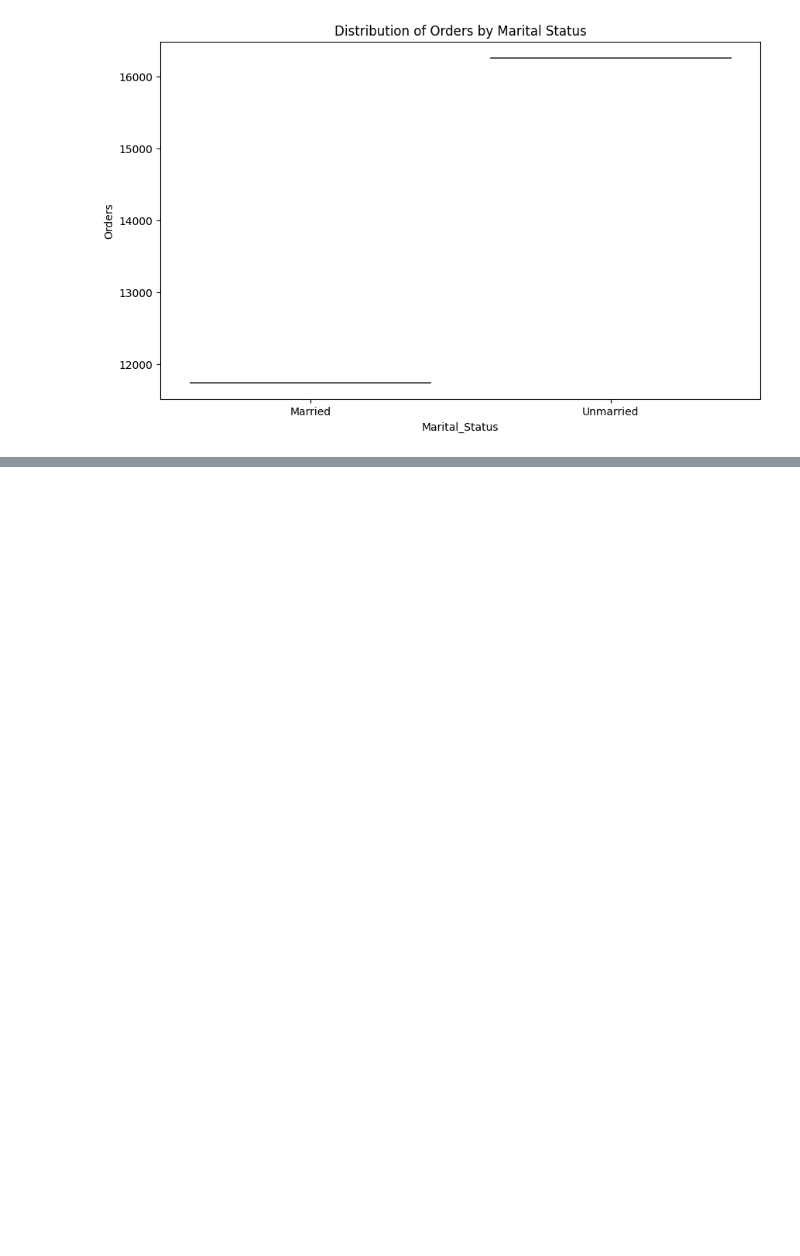
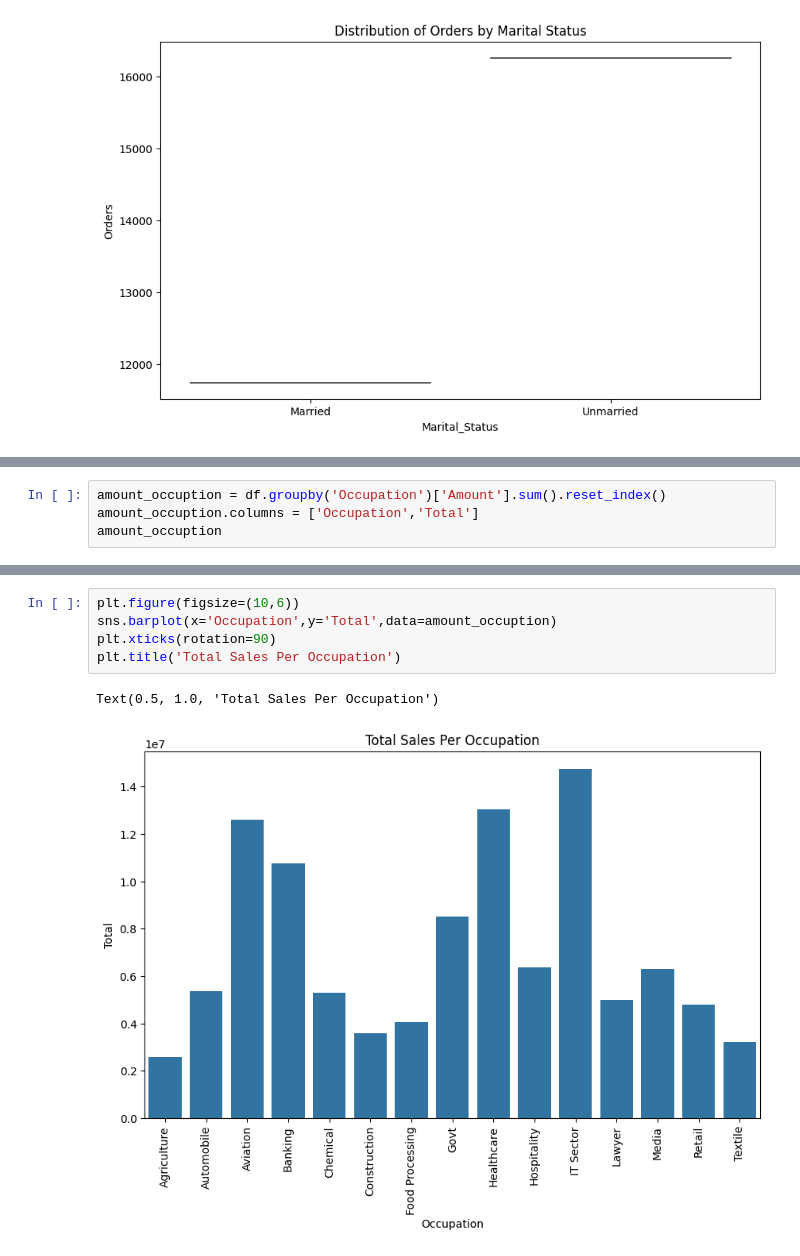
Before and after one commit to gauravvxv/Diwali-Sales-Analysis, a Jupyter notebook: Notebook/Sales.ipynb, the cells around one changed output, grey strips where cells are left out. Drawn from its saved outputs; the diff is of its cells as text; blank space fills up the shorter version.

Commit message:
Sales by occupation

```diff
--- a/Notebook/Sales.ipynb
+++ b/Notebook/Sales.ipynb
@@ -311,0 +314,4 @@ Text(0.5, 1.0, 'Distribution of Orders by Marital Status')
+# %%
+amount_occuption = df.groupby('Occupation')['Amount'].sum().reset_index()
+amount_occuption.columns = ['Occupation','Total']
+amount_occuption
@@ -311,0 +335,8 @@ Text(0.5, 1.0, 'Distribution of Orders by Marital Status')
+# %%
+plt.figure(figsize=(10,6))
+sns.barplot(x='Occupation',y='Total',data=amount_occuption)
+plt.xticks(rotation=90)
+plt.title('Total Sales Per Occupation')
+# %% [output]
+Text(0.5, 1.0, 'Total Sales Per Occupation')
+[figure, added]
```
Also changed, not shown: parts of 4 cells of this notebook.
